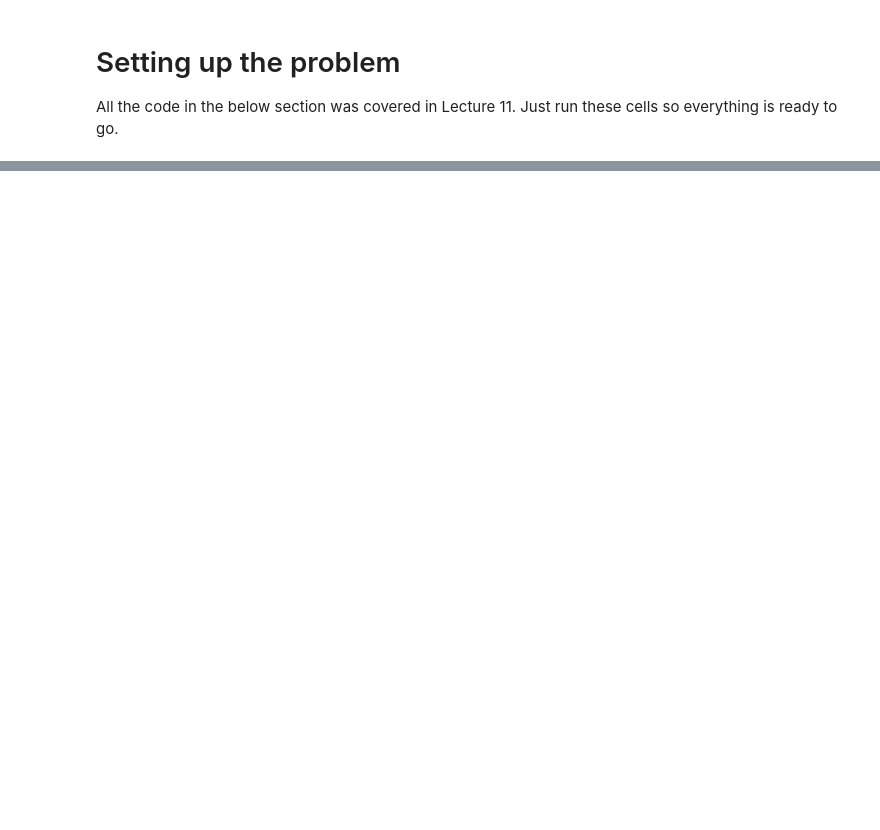
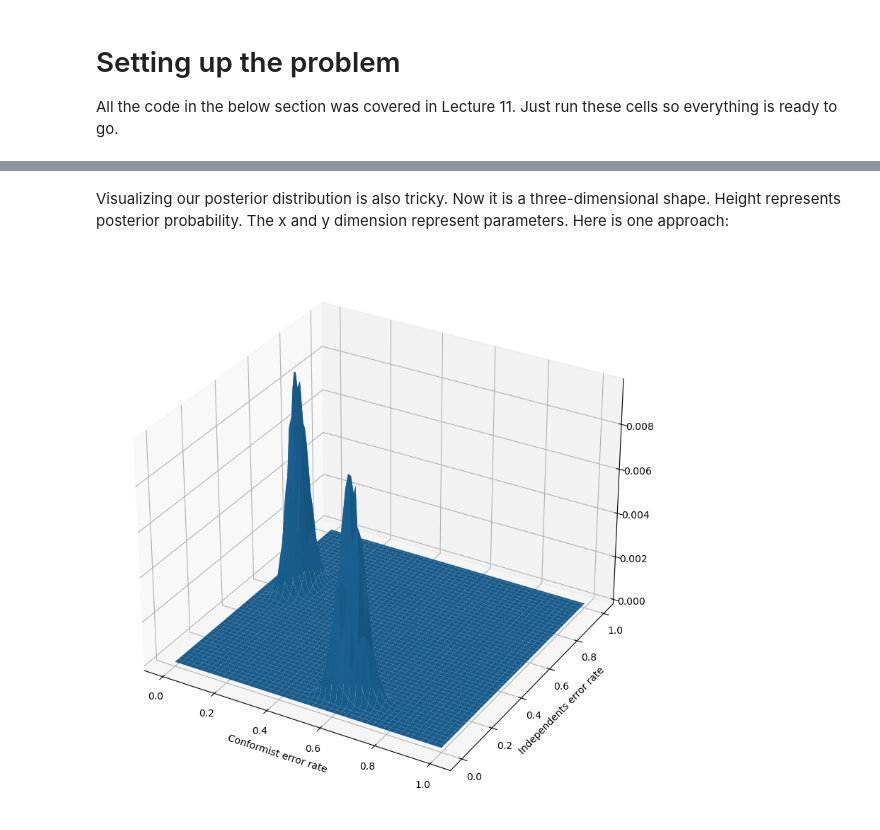
Before and after one commit to daniel-saunders-phil/cogs-303, a Jupyter notebook: lectures/Lecture 12 - Models of Heterogeneity.ipynb, the cells around one changed output, grey strips where cells are left out. Saved outputs shown, nothing was run; the diff lists cells and outputs as text; code cells hidden in the pictures; blank space fills up the shorter version.

```diff
--- a/lectures/Lecture 12 - Models of Heterogeneity.ipynb
+++ b/lectures/Lecture 12 - Models of Heterogeneity.ipynb
@@ -485,0 +237,20 @@ sum(diffs <= 0) / 1000000
+# %%
+def mixture_likelihood(data,rate,independents_p,conformist_p,n):
+    '''
+    Calculates the likelihood the data, assuming a mixture of two binomial distributions.
+
+    data - an array or list with integer entries.
+    rate - what proportion of the subjects should be
+    independents, the rest are conformists.
+    independents_p - the probability of a mistake from an independent.
+    conformist_p - the probability of a mistake from a conformist.
+    n - the number of critical trials in the experiment.
+    '''
+
+    ll1 = rate*stats.binom(n=n,p=independents_p).pmf(data)
+    ll2 = (1-rate)*stats.binom(n=n,p=conformist_p).pmf(data)
+
+    return np.prod(ll1 + ll2)
+
+
+mixture_likelihood(mistakes_treatment,0.5,0.01,0.5,12)
@@ -485,0 +330,12 @@ sum(diffs <= 0) / 1000000
+# %%
+rate = 0.5
+n = 12
+
+independents_grid = np.linspace(0,1,100)
+conformist_grid = np.linspace(0,1,100)
+
+ind_prior = stats.beta(1,1).pdf(independents_grid)
+ind_prior = ind_prior / sum(ind_prior)
+
+con_prior = stats.beta(1,1).pdf(conformist_grid)
+con_prior = con_prior / sum(con_prior)
@@ -485,0 +383,16 @@ sum(diffs <= 0) / 1000000
+# %% [markdown]
+Visualizing our posterior distribution is also tricky. Now it is a three-dimensional shape. Height represents posterior probability. The x and y dimension represent parameters. Here is one approach:
+# %%
+# You don't need to spend time learning this bit of code
+# it is unnecessarily complex
+# I've put it in the lecture for illustrative purposes
+
+fig, ax = plt.subplots(subplot_kw={"projection": "3d"},figsize=(10,10))
+
+x_coord, y_coord = np.meshgrid(independents_grid,conformist_grid)
+
+surf = ax.plot_surface(x_coord, y_coord, posterior_table)
+plt.ylabel("Independents error rate")
+plt.xlabel("Conformist error rate");
+# %% [output]
+[figure, added]
```
Also changed, not shown: parts of 96 cells of this notebook, 7 other files.
